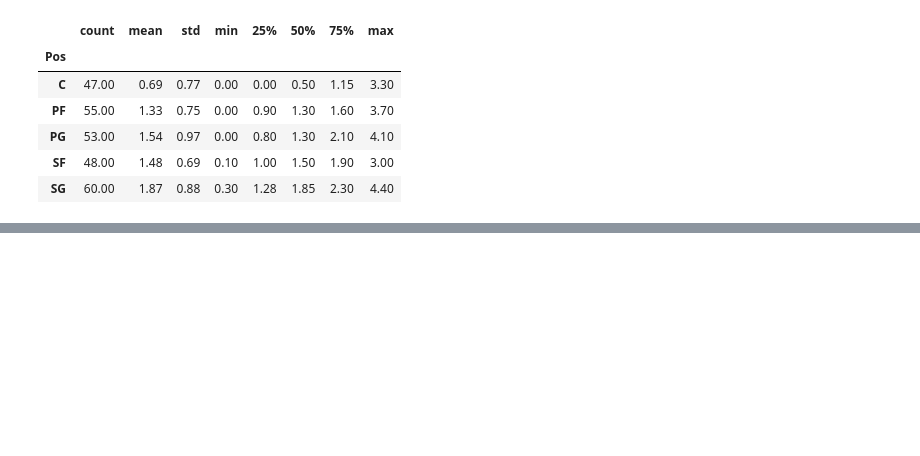
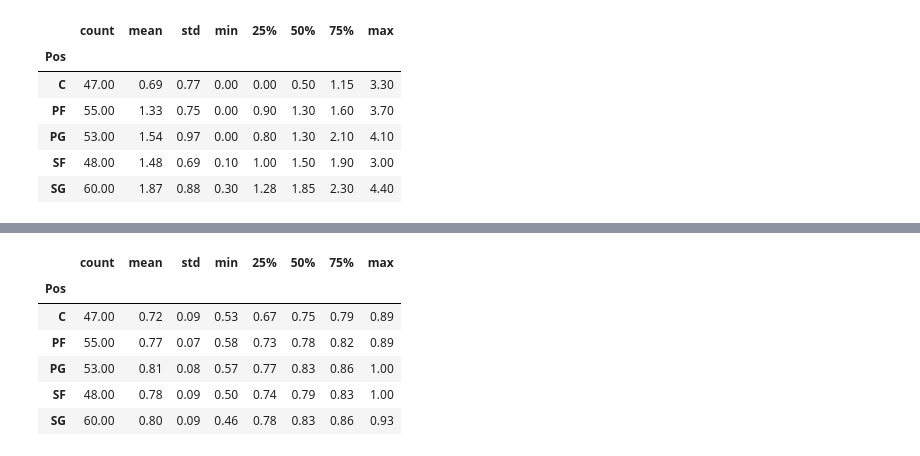
Before and after one commit to KenHoffman95/Fantasy-Basketball-Preseason-Analysis-2020, a Jupyter notebook: Data Cleaning, Feature Engineering and EDA Pt. 2.ipynb, the cells around one changed output, grey strips where cells are left out. Saved outputs shown, nothing was run; the diff lists cells and outputs as text; code cells hidden in the pictures; blank space fills up the shorter version.

```diff
--- a/Data Cleaning, Feature Engineering and EDA Pt. 2.ipynb
+++ b/Data Cleaning, Feature Engineering and EDA Pt. 2.ipynb
@@ -26,12 +26,6 @@ df.head()
 | 4 | 10 | Alex Len | C | 26 | 55 | 17.6 | 3.2 | 5.8 | 0.555 | 0.3 | 1.2 | ... |
 # %%
 pd.options.display.float_format = "{:,.2f}".format
-# %%
-#remove previous tiers. Will recreate tiers based on the stats of the top 263 players now.
-df.drop(['TOVPM', 'FG_Tier', 'FG_Pos_Tier', '3P_Tier', '3P_Pos_Tier', 'FT_Tier', 'FT_Pos_Tier', 'REB_Tier', 'REB_Pos_Tier', ], axis=1, inplace=True)
-# %%
-#remove previous tiers. Will recreate tiers based on the stats of the top 263 players now.
-df.drop(['TOVPM', 'FG_Tier', 'FG_Pos_Tier', '3P_Tier', '3P_Pos_Tier', 'FT_Tier', 'FT_Pos_Tier', 'REB_Tier', 'REB_Pos_Tier', 'AST_Tier', 'AST_Pos_Tier', 'STL_Tier', 'STL_Pos_Tier', 'BLK_Tier', 'BLK_Pos_Tier', 'TOV_Tier', 'TOV_Pos_Tier', 'PTS_Tier', 'PTS_Pos_Tier', 'FV_Overall', 'FV_Position'], axis=1, inplace=True)
 # %%
 df.head()
 # %% [output]
@@ -242,0 +229,10 @@ df.head(25)
+# %%
+df['FT%'].groupby(df['Pos']).describe()
+# %% [output]
+|  | count | mean | std | min | 25% | 50% | 75% | max |
+| Pos |  |  |  |  |  |  |  |  |
+| C | 47.00 | 0.72 | 0.09 | 0.53 | 0.67 | 0.75 | 0.79 | 0.89 |
+| PF | 55.00 | 0.77 | 0.07 | 0.58 | 0.73 | 0.78 | 0.82 | 0.89 |
+| PG | 53.00 | 0.81 | 0.08 | 0.57 | 0.77 | 0.83 | 0.86 | 1.00 |
+| SF | 48.00 | 0.78 | 0.09 | 0.50 | 0.74 | 0.79 | 0.83 | 1.00 |
+| SG | 60.00 | 0.80 | 0.09 | 0.46 | 0.78 | 0.83 | 0.86 | 0.93 |
```
Also changed, not shown: parts of 52 cells of this notebook, 1 other file.
